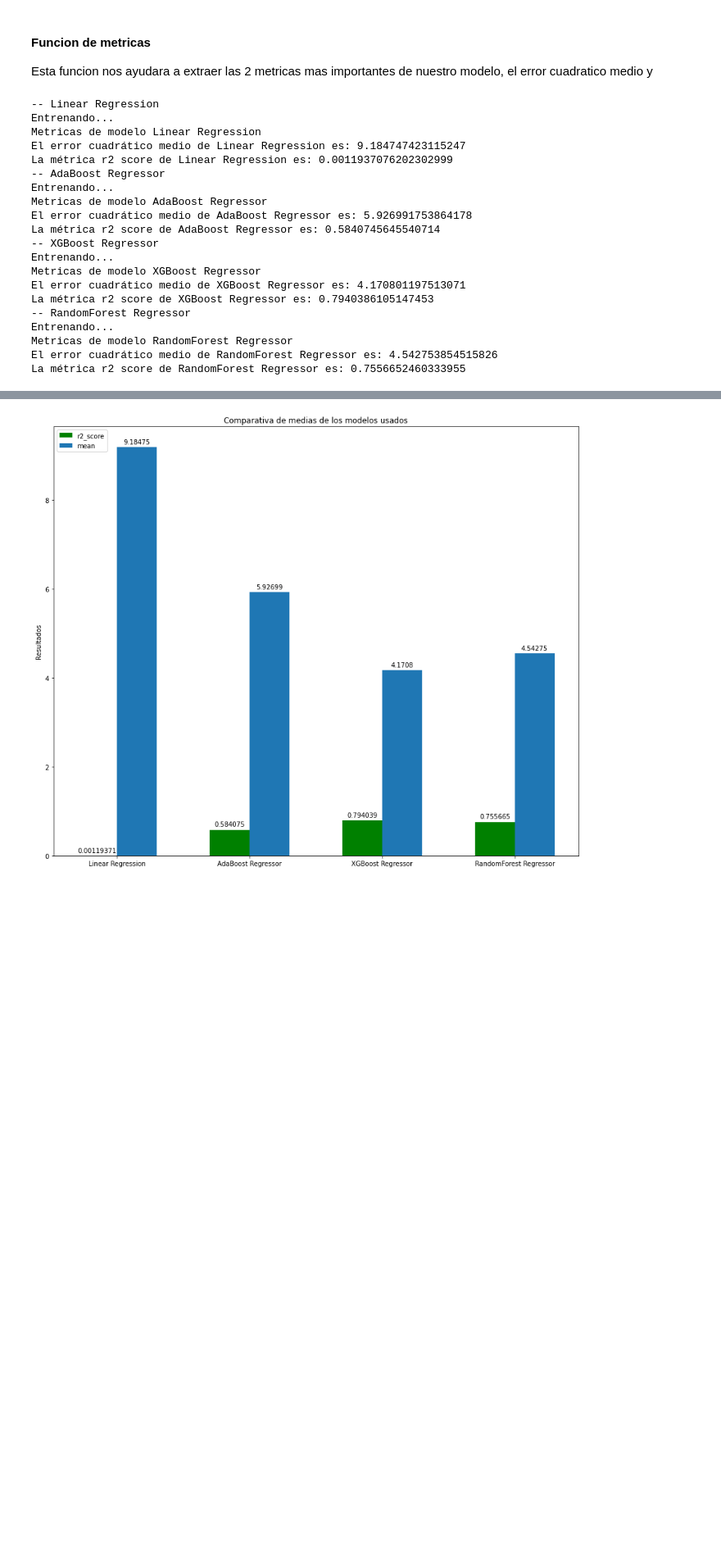
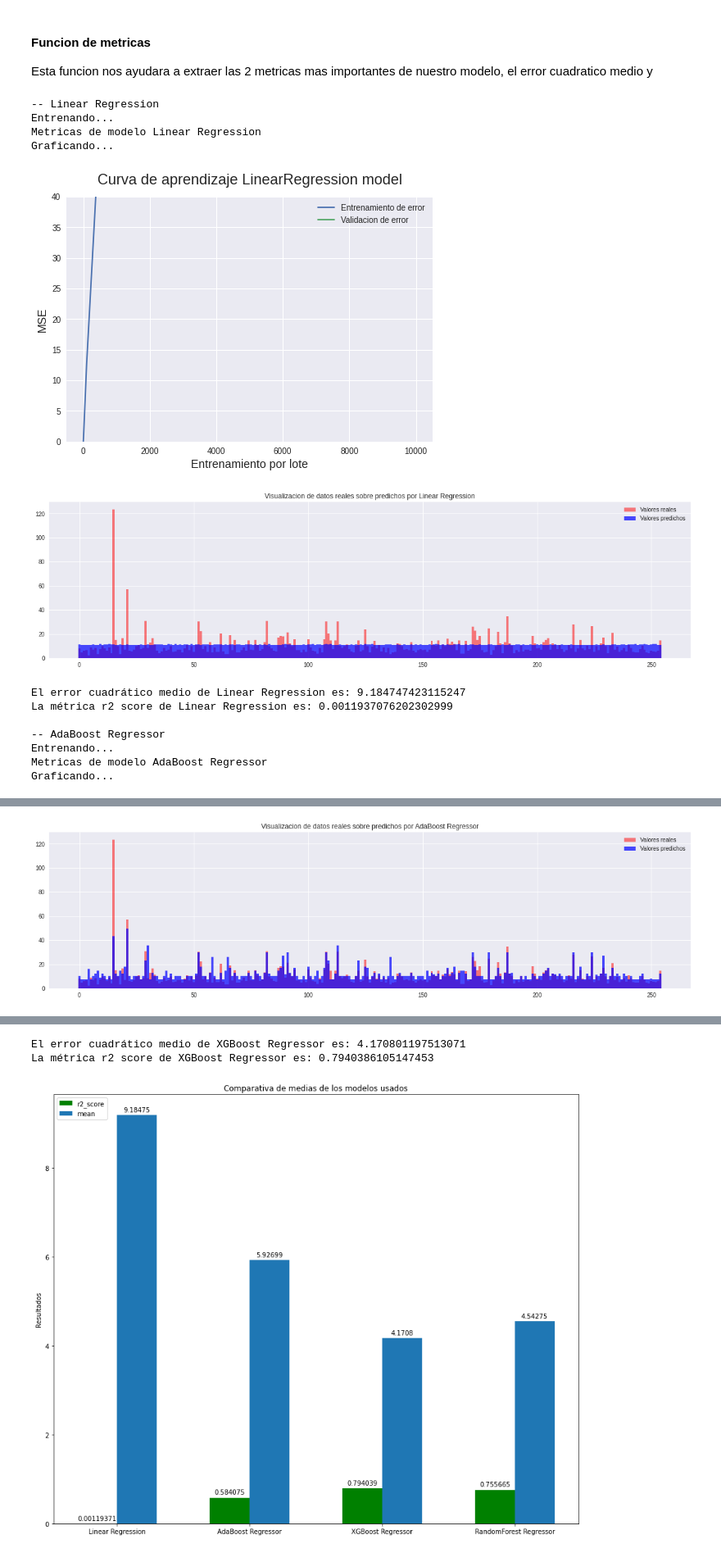
Before and after one commit to dandradec1698/taxi-fare, a Jupyter notebook: model.ipynb, the cells around one changed output, grey strips where cells are left out. Shown at 82% size. Drawn from its saved outputs; the diff is of its cells as text; code cells hidden in the pictures; blank space fills up the shorter version.

Commit message:
Create plots

```diff
--- a/model.ipynb
+++ b/model.ipynb
@@ -67,11 +67,30 @@ Número de entradas de prueba: 2546142
 # %% [markdown]
 #### Funcion de metricas
 Esta funcion nos ayudara a extraer las 2 metricas mas importantes de nuestro modelo, el error cuadratico medio y
+# %%
+def learning_curves(estimator, X_train, y_train, train_sizes, cv):
+    train_sizes, train_scores, validation_scores = learning_curve(
+    estimator, X_train, y_train , train_sizes = train_sizes,
+    cv = cv, scoring = 'neg_mean_squared_error')
+    train_scores_mean = -train_scores.mean(axis = 1)
+    validation_scores_mean = -validation_scores.mean(axis = 1)
+
+    plt.plot(train_sizes, train_scores_mean, label = 'Entrenamiento de error')
+    plt.plot(train_sizes, validation_scores_mean, label = 'Validacion de error')
+
+    plt.ylabel('MSE', fontsize = 14)
+    plt.xlabel('Entrenamiento por lote', fontsize = 14)
+    title = 'Curva de aprendizaje ' + str(estimator).split('(')[0] + ' model'
+    plt.title(title, fontsize = 18, y = 1.03)
+    plt.legend()
+    plt.ylim(0,40)
 # %%
-## Usaremos una funcion para extraer las metricas del modelo
+## Usaremos una funcion para extraer las metricas del modelo y graficar algunas comparaciones
 def model_metric(model, X_test, y_test, name_model):
     print(f"Metricas de modelo {name_model}")
     y_predict = model.predict(X_test)
+    print("Graficando...")
+    plotting_model(name_model,y_predict,y_test)
     model_mse = np.sqrt(mean_squared_error(y_test, y_predict))
     model_r2 = r2_score(y_test, y_predict)
     print(f"El error cuadrático medio de {name_model} es:", model_mse)
@@ -101,28 +131,22 @@ model.append(xgbr)
 # %%
 results = []
 for nam_model,_model in zip(name_model,model):
     print(f"\n-- {nam_model}")
     print("Entrenando...")
     _model.fit(X_train,y_train)
+    learning_curves(_model, X_train, y_train, [1, 100, 500, 2000, 5000, 7654,9654,10000], 5)
     results.append((model_metric(_model,X_test,y_test,nam_model),nam_model))
 # %% [output]
 -- Linear Regression
 Entrenando...
 Metricas de modelo Linear Regression
-El error cuadrático medio de Linear Regression es: 9.184747423115247
-La métrica r2 score de Linear Regression es: 0.0011937076202302999
--- AdaBoost Regressor
-Entrenando...
-Metricas de modelo AdaBoost Regressor
-El error cuadrático medio de AdaBoost Regressor es: 5.926991753864178
-La métrica r2 score de AdaBoost Regressor es: 0.5840745645540714
--- XGBoost Regressor
-Entrenando...
-Metricas de modelo XGBoost Regressor
-El error cuadrático medio de XGBoost Regressor es: 4.170801197513071
-La métrica r2 score de XGBoost Regressor es: 0.7940386105147453
--- RandomForest Regressor
-Entrenando...
-Metricas de modelo RandomForest Regressor
-El error cuadrático medio de RandomForest Regressor es: 4.542753854515826
-La métrica r2 score de RandomForest Regressor es: 0.7556652460333955
+Graficando...
+[figure, added]
+[figure, added]
+El error cuadrático medio de Linear Regression es: 9.184747423115247
+La métrica r2 score de Linear Regression es: 0.0011937076202302999
+
+-- AdaBoost Regressor
+Entrenando...
+Metricas de modelo AdaBoost Regressor
+Graficando...
@@ -128,0 +154 @@ La métrica r2 score de RandomForest Regressor es: 0.7556652460333955
+[figure, added]
@@ -129,3 +173,5 @@ La métrica r2 score de RandomForest Regressor es: 0.7556652460333955
+El error cuadrático medio de XGBoost Regressor es: 4.170801197513071
+La métrica r2 score de XGBoost Regressor es: 0.7940386105147453
 # %%
 labels = []
 r2_score = []
```
Also changed, not shown: parts of 6 cells of this notebook.
